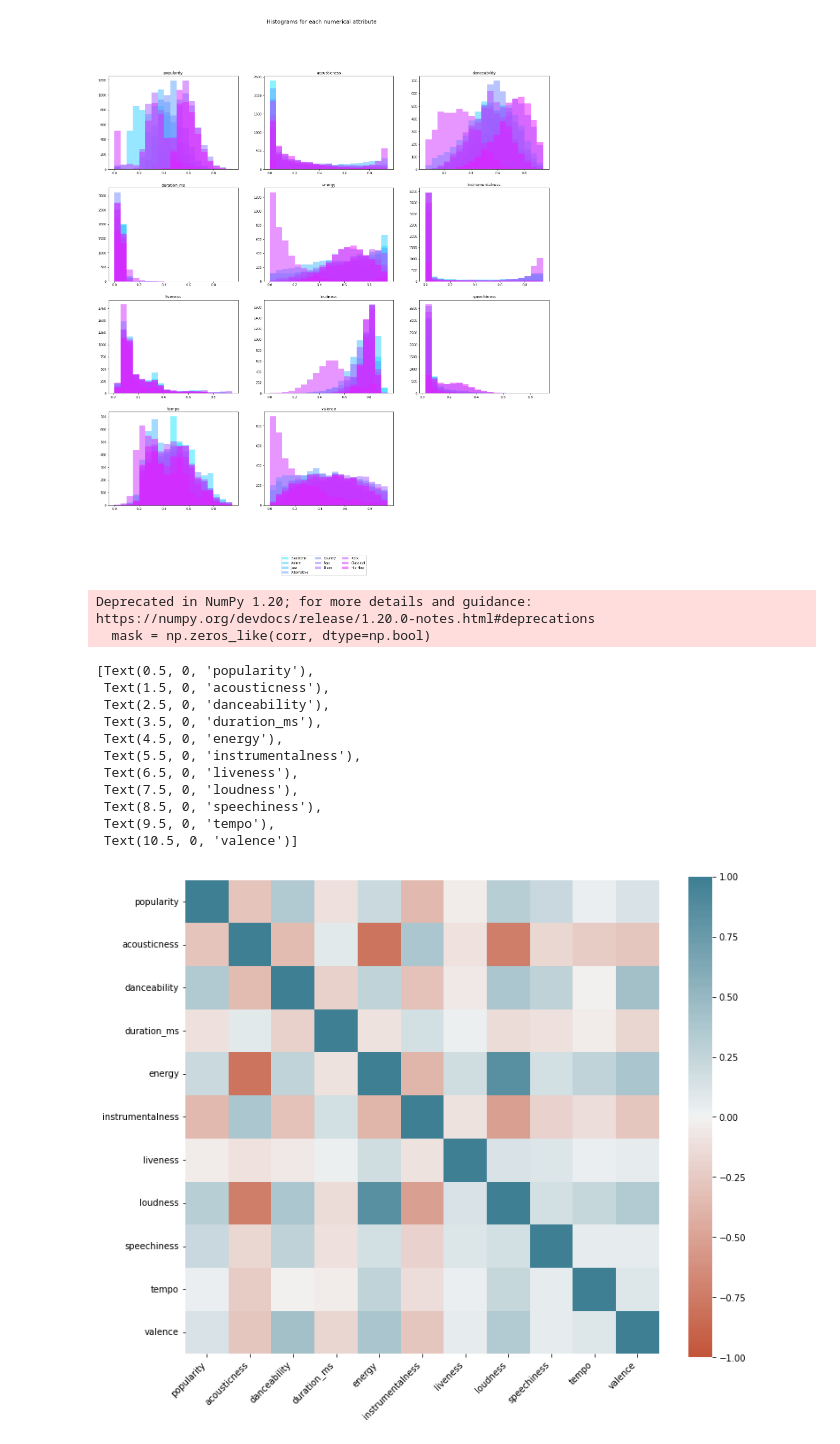
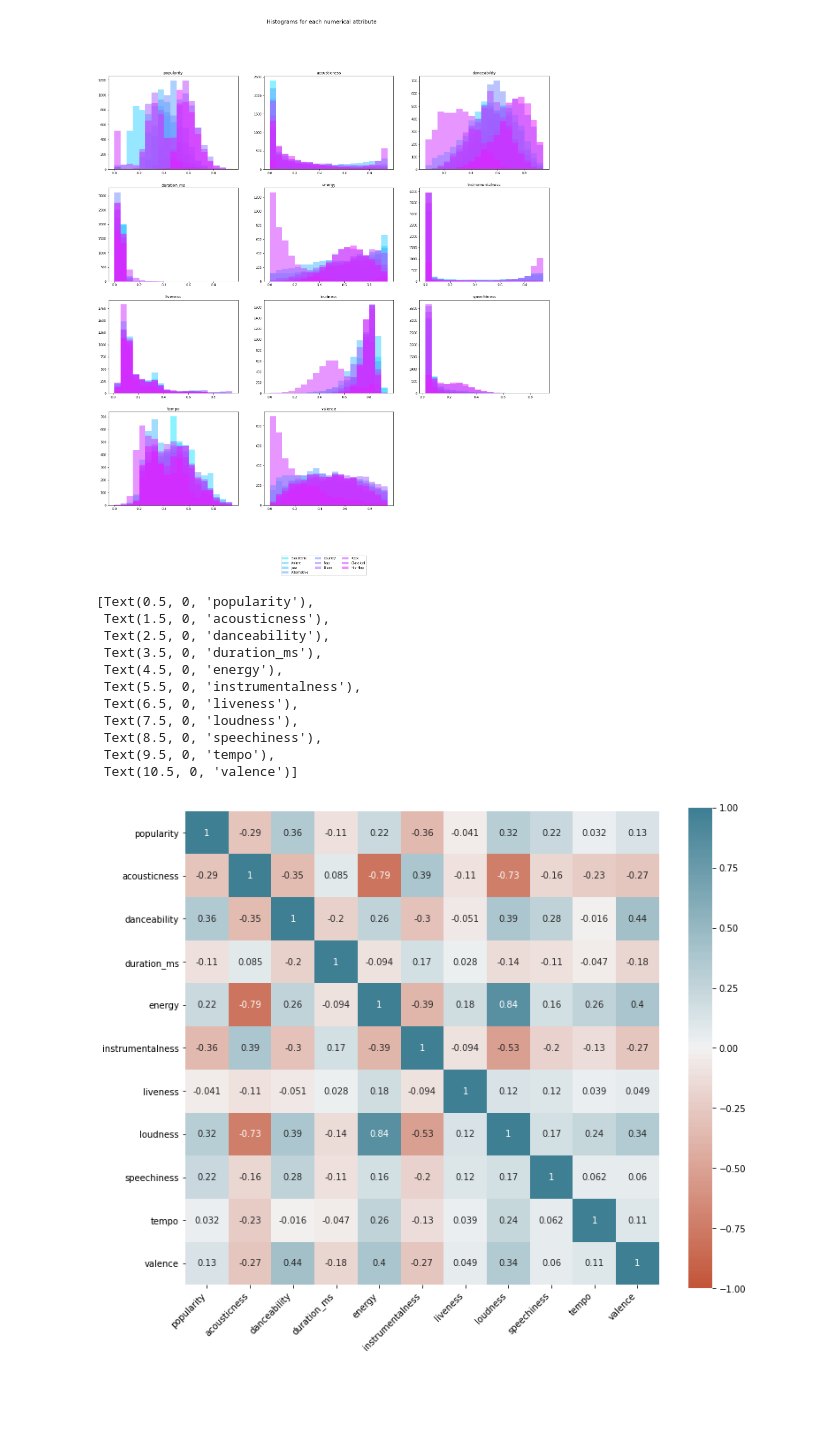
Before and after one commit to alarsen123/music-genre-classification, a Jupyter notebook: MLP2/analysis/analysis.ipynb, the cells around one changed output. Saved outputs shown, nothing was run; the diff lists cells and outputs as text; code cells hidden in the pictures; blank space fills up the shorter version.

```diff
--- a/MLP2/analysis/analysis.ipynb
+++ b/MLP2/analysis/analysis.ipynb
@@ -343,3 +324,5 @@ df.tail()
 | 50002 | 39767.0 | Berner | Lovin' Me (feat. Smiggz) | 51.0 | 0.00597 | 0.693 | 189483.0 | 0.763 | ... |
 | 50003 | 57944.0 | The-Dream | Shawty Is Da Shit | 65.0 | 0.08310 | 0.782 | 262773.0 | 0.472 | ... |
 | 50004 | 63470.0 | Naughty By Nature | Hip Hop Hooray | 67.0 | 0.10200 | 0.862 | 267267.0 | 0.642 | ... |
+# %%
+df = df.drop(columns='obtained_date')
@@ -419,8 +403,8 @@ df[df['tempo'] == '?'][['instance_id', 'artist_name',
 # %%
-# Mark values as missing or NaN
+# Mark non-numeric values as missing or NaN
 df['duration_ms'] = df['duration_ms'].replace(-1, np.NaN)
 df['duration_ms'] = pd.to_numeric(df['duration_ms'], errors='coerce')
-df['tempo'] = df['tempo'].replace('?', np.NaN)
+# df['tempo'] = df['tempo'].replace('?', np.NaN)
 df['tempo'] = pd.to_numeric(df['tempo'], errors='coerce')
 
 # We expect an empty dataframe here, as the values have been nulled out
@@ -451,7 +467,10 @@ dropped = df.copy()
 dropped.dropna(inplace=True)
 # %%
 # Fill missing values with mean columnn values
+numeric_columns = ['popularity', 'duration_ms', 'loudness', 'tempo']
 mean_filled = df.copy()
+# mean_filled['duration_ms'] = pd.to_numeric(
+#     mean_filled['duration_ms'])
 
 mean_filled = mean_filled.groupby('music_genre').transform(lambda x: x.fillna(x.mean()))
 # %% [markdown]
@@ -516,7 +557,7 @@ plt.show()
 # Normalize the data
 scaler = MinMaxScaler()
 
-dropped[['popularity', 'duration_ms', 'loudness', 'tempo']] = scaler.fit_transform(dropped[['popularity', 'duration_ms', 'loudness', 'tempo']])
+dropped[numeric_columns] = scaler.fit_transform(dropped[numeric_columns])
 
 dropped.describe()
 # %% [output]
@@ -587,42 +643,41 @@ plt.show()
 # %%
 np.random.seed(1)
 
 # Compute the correlation matrix
 corr = dropped.drop(columns=['instance_id']).corr()
 
 
 # Generate a mask for the upper triangle
 mask = np.zeros_like(corr, dtype=np.bool)
 mask[np.triu_indices_from(mask)] = True
 
 # Set up the matplotlib figure
 fig, ax = plt.subplots(figsize=(12,10))
 
 ax = sns.heatmap(
     corr,
     vmin=-1, vmax=1, center=0,
     cmap=sns.diverging_palette(20, 220, n=200),
-    square=True
+    square=True,
+    annot=True
 )
 ax.set_xticklabels(
     ax.get_xticklabels(),
     rotation=45,
     horizontalalignment='right'
 )
 # %% [output]
-Deprecated in NumPy 1.20; for more details and guidance: https://numpy.org/devdocs/release/1.20.0-notes.html#deprecations
-  mask = np.zeros_like(corr, dtype=np.bool)
+[Text(0.5, 0, 'popularity'),
+ Text(1.5, 0, 'acousticness'),
+ Text(2.5, 0, 'danceability'),
+ Text(3.5, 0, 'duration_ms'),
+ Text(4.5, 0, 'energy'),
+ Text(5.5, 0, 'instrumentalness'),
+ Text(6.5, 0, 'liveness'),
+ Text(7.5, 0, 'loudness'),
+ Text(8.5, 0, 'speechiness'),
+ Text(9.5, 0, 'tempo'),
+ Text(10.5, 0, 'valence')]
-[Text(0.5, 0, 'popularity'),
- Text(1.5, 0, 'acousticness'),
- Text(2.5, 0, 'danceability'),
- Text(3.5, 0, 'duration_ms'),
- Text(4.5, 0, 'energy'),
- Text(5.5, 0, 'instrumentalness'),
- Text(6.5, 0, 'liveness'),
- Text(7.5, 0, 'loudness'),
- Text(8.5, 0, 'speechiness'),
- Text(9.5, 0, 'tempo'),
- Text(10.5, 0, 'valence')]
-[figure, old version]
+[figure, new version]
 # %%
 cs = df.columns.drop(['instance_id', 'artist_name',
```
Also changed, not shown: parts of 30 cells of this notebook, 4 other files.
